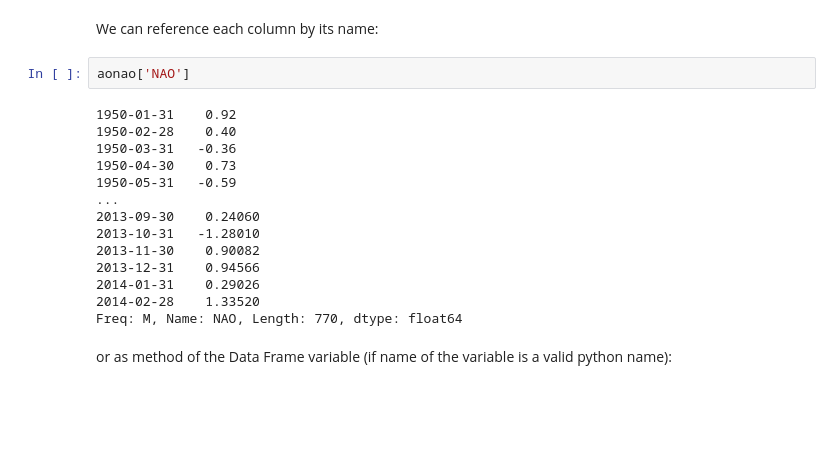
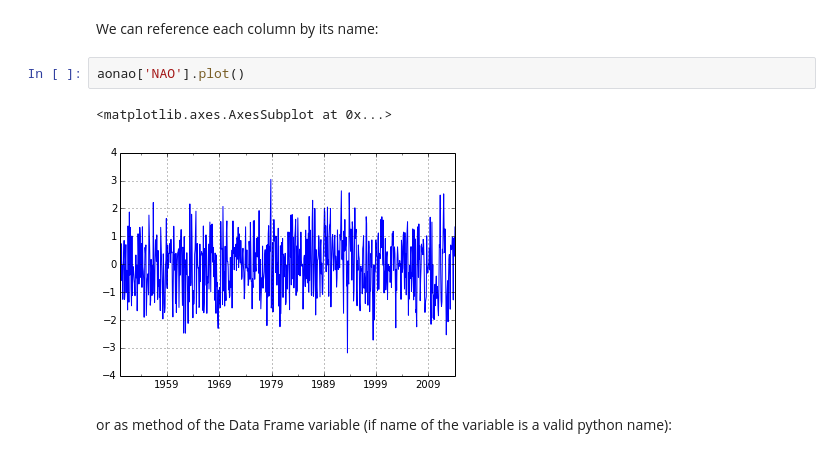
Before and after one commit to koldunovn/py_klimacampus, a Jupyter notebook: meeting_001/earthpy_pandas_basics.ipynb, the cells around one changed output. Cells and saved outputs as stored; diff of their text form; blank space fills up the shorter version.

```diff
--- a/meeting_001/earthpy_pandas_basics.ipynb
+++ b/meeting_001/earthpy_pandas_basics.ipynb
@@ -261,21 +240,10 @@ aonao.plot()
 # %% [markdown]
 We can reference each column by its name:
 # %%
-aonao['NAO']
+aonao['NAO'].plot()
 # %% [output]
-1950-01-31    0.92
-1950-02-28    0.40
-1950-03-31   -0.36
-1950-04-30    0.73
-1950-05-31   -0.59
-...
-2013-09-30    0.24060
-2013-10-31   -1.28010
-2013-11-30    0.90082
-2013-12-31    0.94566
-2014-01-31    0.29026
-2014-02-28    1.33520
-Freq: M, Name: NAO, Length: 770, dtype: float64
+<matplotlib.axes.AxesSubplot at 0x...>
+[figure, added]
 # %% [markdown]
 or as method of the Data Frame variable (if name of the variable is a valid python name):
 # %%
```
Also changed, not shown: parts of 20 cells of this notebook.
